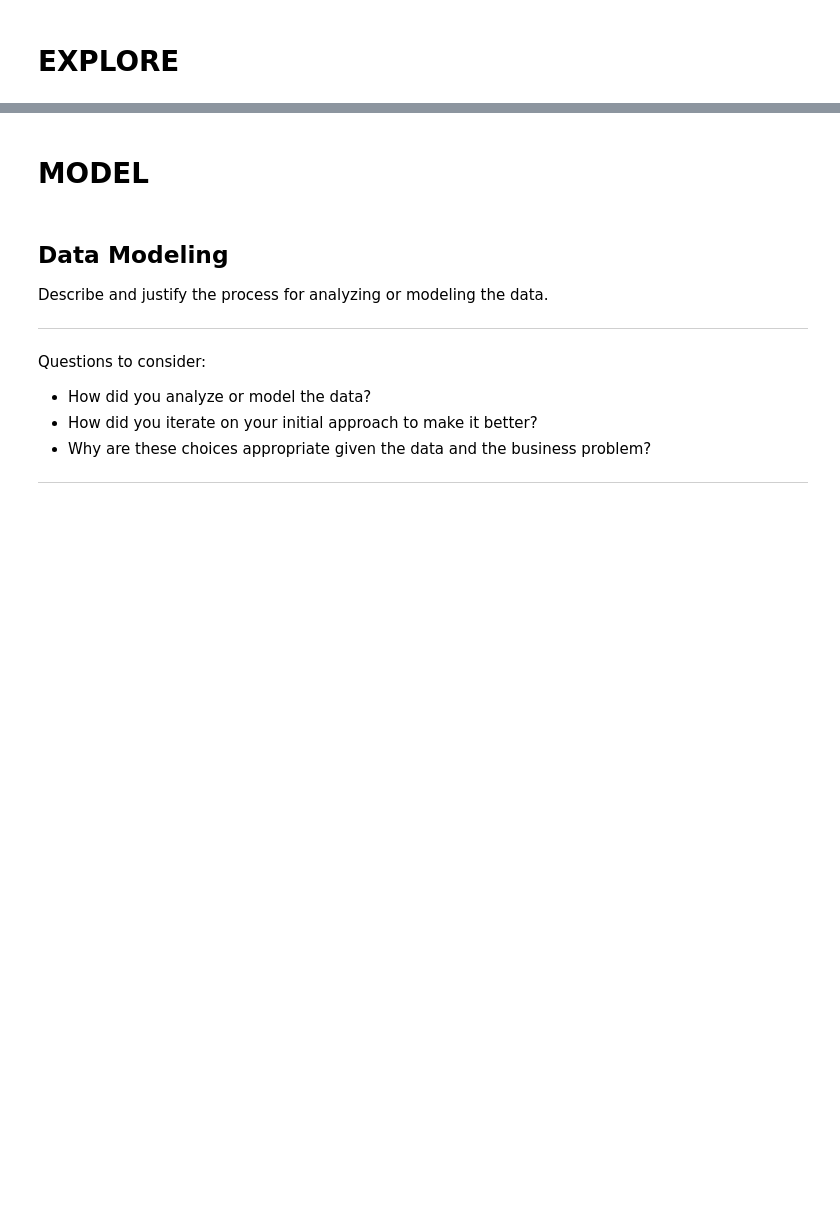
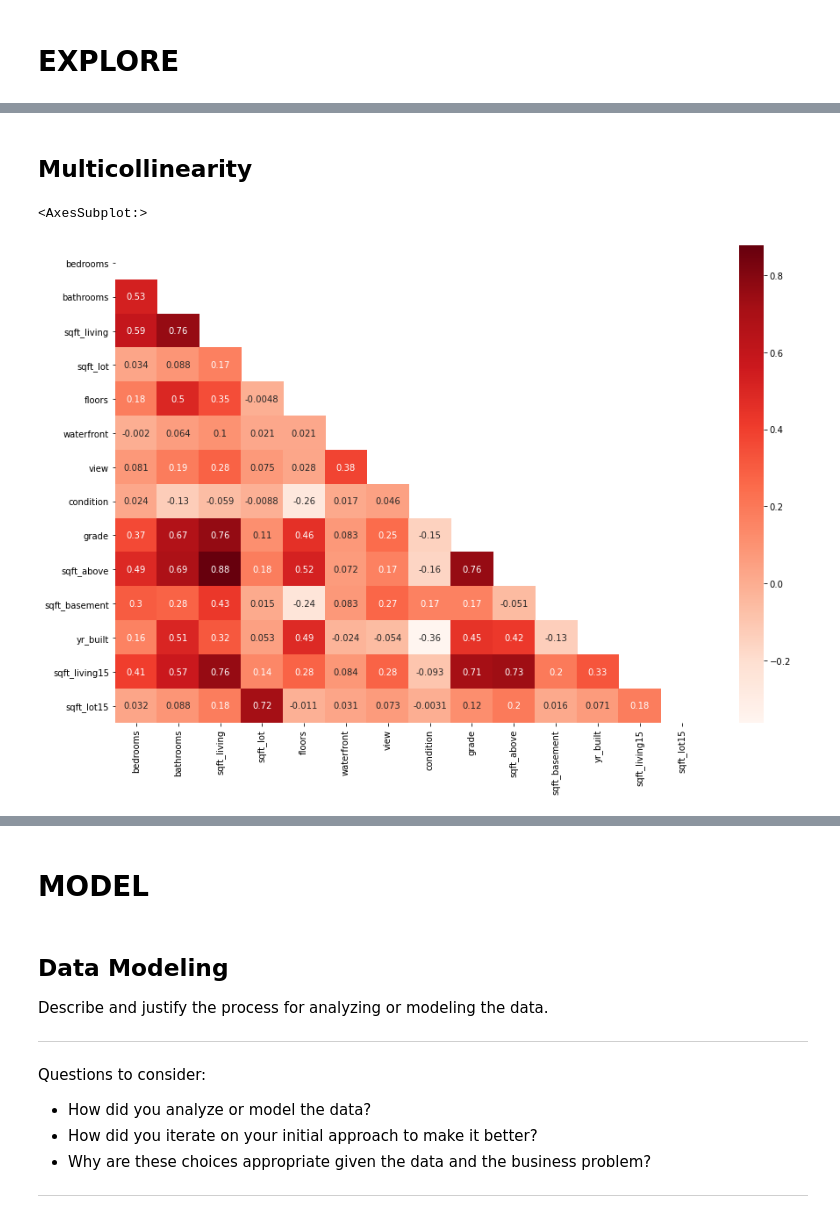
Before and after one commit to Drymander/dsc-phase-2-project, a Jupyter notebook: index_OSEMN_plus_mvp.ipynb, the cells around one changed output, grey strips where cells are left out. Cells and saved outputs as stored; diff of their text form; code cells hidden in the pictures; blank space fills up the shorter version.

```diff
--- a/index_OSEMN_plus_mvp.ipynb
+++ b/index_OSEMN_plus_mvp.ipynb
@@ -984,0 +1044,2 @@ Questions to consider:
+# %%
+df.drop(['date','zipcode', 'lat', 'long', 'has_basement'],axis=1,inplace=True)
@@ -984,0 +1063,14 @@ Questions to consider:
+# %% [markdown]
+## Multicollinearity
+# %%
+corr = df.drop('price',axis=1).corr()
+
+mask = np.zeros_like(corr)
+mask[np.triu_indices_from(mask)] = True
+
+plt.subplots(figsize=(15,10))
+
+sns.heatmap(corr, annot=True, cmap='Reds', mask=mask)
+# %% [output]
+<AxesSubplot:>
+[figure, added]
```
Also changed, not shown: parts of 13 cells of this notebook.
